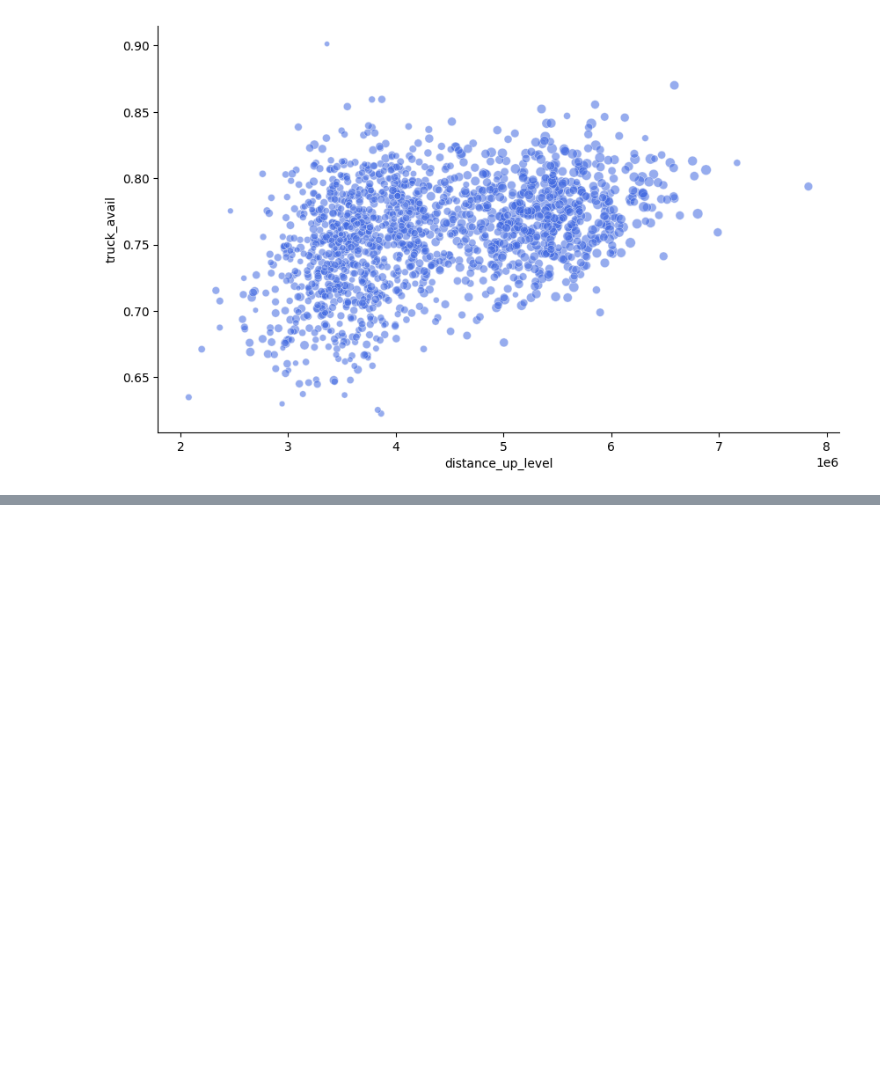
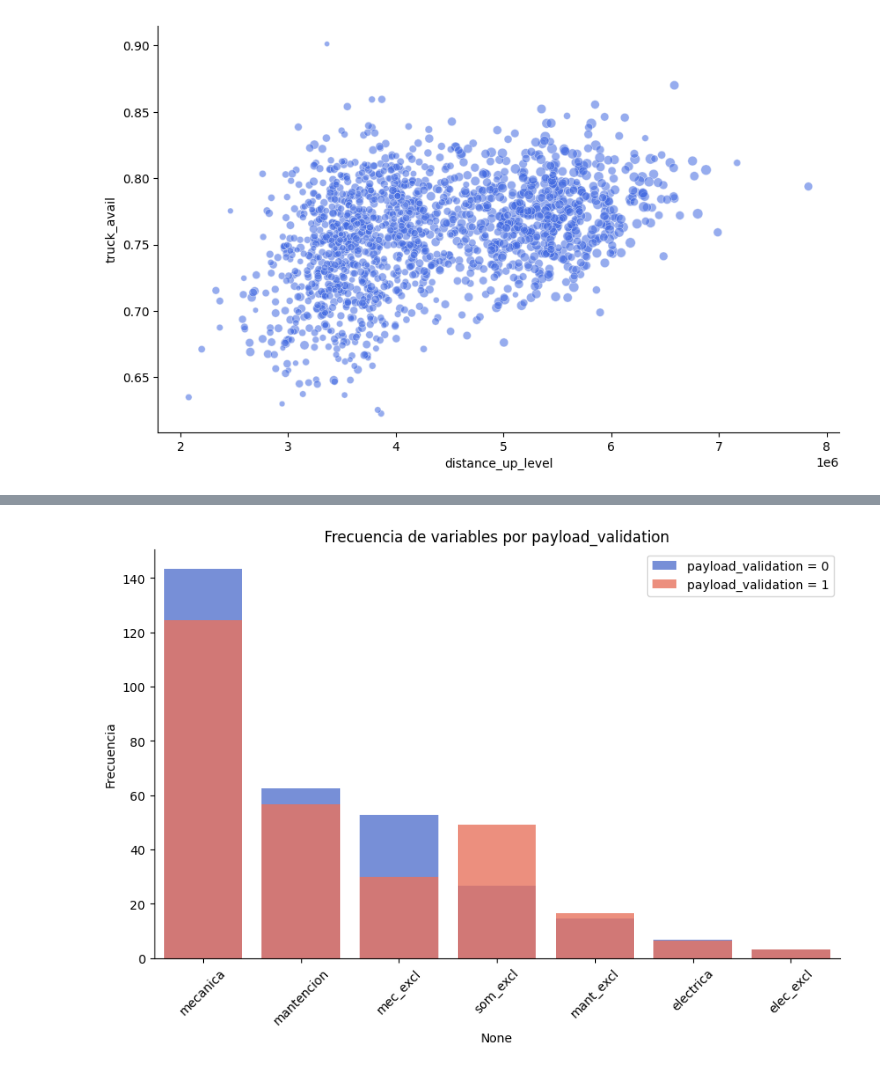
Before and after one commit to ecdiazl/capstone-project, a Jupyter notebook: ADABoost/Capstone - Prescripción.ipynb, the cells around one changed output, grey strips where cells are left out. Cells and saved outputs as stored; diff of their text form; code cells hidden in the pictures; blank space fills up the shorter version.

```diff
--- a/ADABoost/Capstone - Prescripción.ipynb
+++ b/ADABoost/Capstone - Prescripción.ipynb
@@ -279,0 +313,7 @@ fig.show()
+# %%
+# definimos las columnas a graficar
+df_indis = df[['mantencion', 'mecanica', 'electrica', 'mant_excl', 'mec_excl', 'elec_excl', 'som_excl', 'payload_validation']]
+df_indis = df_indis.groupby('payload_validation').mean().T
+df_indis[0] = round(df_indis[0] / 3600, 2)
+df_indis[1] = round(df_indis[1] / 3600, 2)
+df_indis
@@ -279,0 +329,27 @@ fig.show()
+# %%
+# generamos histogramas de las variables seleccionadas
+plt.figure(figsize=(10, 6))
+sns.barplot(data=df_indis,
+            x=df_indis.index,
+            y=0,
+            color='royalblue',
+            alpha=0.8,
+            label='payload_validation = 0',
+            order=df_indis.sort_values(0, ascending=False).index,
+            )
+sns.barplot(data=df_indis,
+            x=df_indis.index,
+            y=1,
+            color='tomato',
+            alpha=0.8,
+            label='payload_validation = 1',
+            order=df_indis.sort_values(1, ascending=False).index,
+            )
+plt.legend(loc='upper right')
+plt.xticks(rotation=45)
+plt.ylabel('Frecuencia')
+plt.title('Frecuencia de variables por payload_validation')
+sns.despine()
+plt.show()
+# %% [output]
+[figure, added]
```
Also changed, not shown: parts of 9 cells of this notebook, 1 other file.
